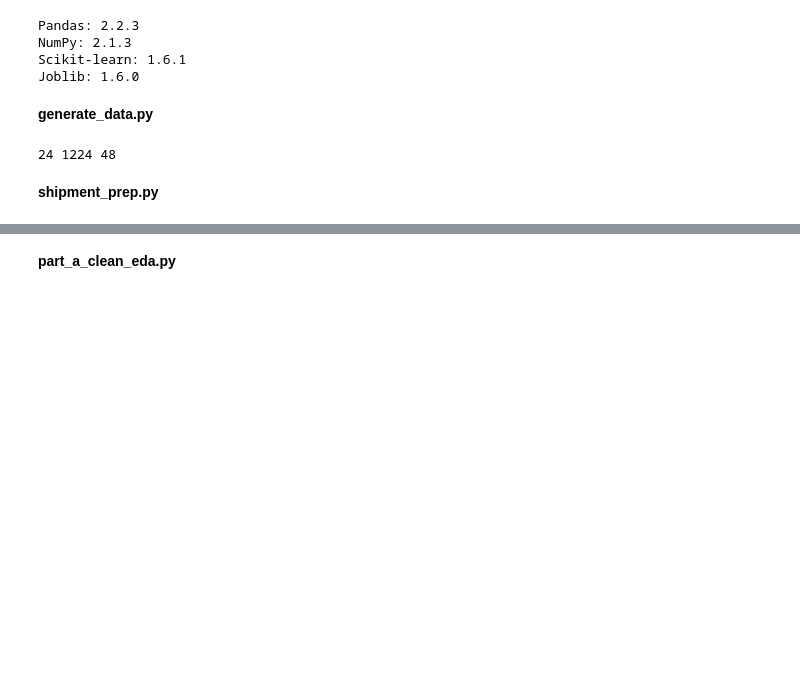
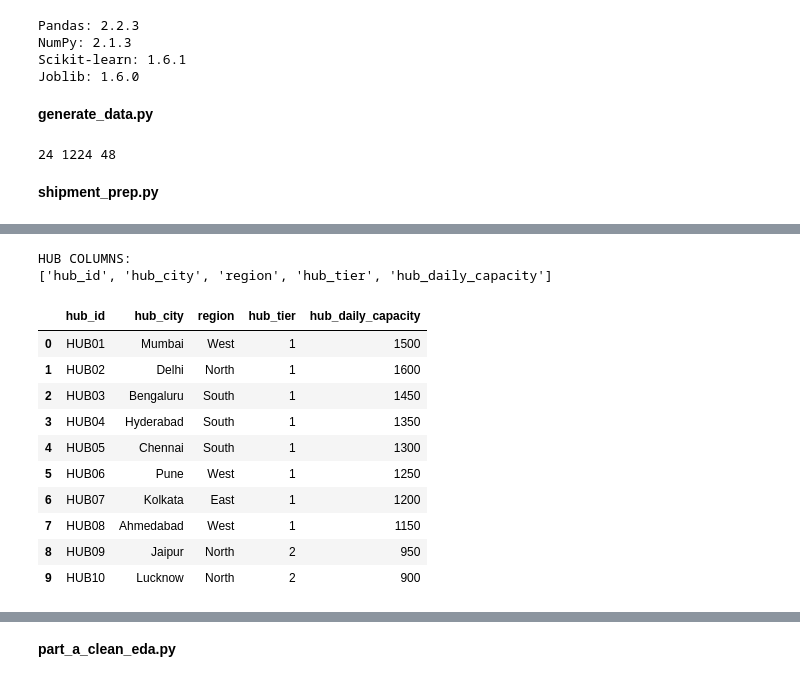
Before and after one commit to emdt-cyber/test-capstone, a Jupyter notebook: test_sudhra_hua.ipynb, the cells around one changed output, grey strips where cells are left out. Saved outputs shown, nothing was run; the diff lists cells and outputs as text; code cells hidden in the pictures; blank space fills up the shorter version.

```diff
--- a/test_sudhra_hua.ipynb
+++ b/test_sudhra_hua.ipynb
@@ -225,0 +627,21 @@ def build_features(clean, hubs):
+# %%
+hubs = pd.read_csv("data/hubs.csv")
+
+print("HUB COLUMNS:")
+print(hubs.columns.tolist())
+
+display(hubs.head(10))
+# %% [output]
+HUB COLUMNS:
+['hub_id', 'hub_city', 'region', 'hub_tier', 'hub_daily_capacity']
+|  | hub_id | hub_city | region | hub_tier | hub_daily_capacity |
+| 0 | HUB01 | Mumbai | West | 1 | 1500 |
+| 1 | HUB02 | Delhi | North | 1 | 1600 |
+| 2 | HUB03 | Bengaluru | South | 1 | 1450 |
+| 3 | HUB04 | Hyderabad | South | 1 | 1350 |
+| 4 | HUB05 | Chennai | South | 1 | 1300 |
+| 5 | HUB06 | Pune | West | 1 | 1250 |
+| 6 | HUB07 | Kolkata | East | 1 | 1200 |
+| 7 | HUB08 | Ahmedabad | West | 1 | 1150 |
+| 8 | HUB09 | Jaipur | North | 2 | 950 |
+| 9 | HUB10 | Lucknow | North | 2 | 900 |
```
Also changed, not shown: parts of 86 cells of this notebook.
